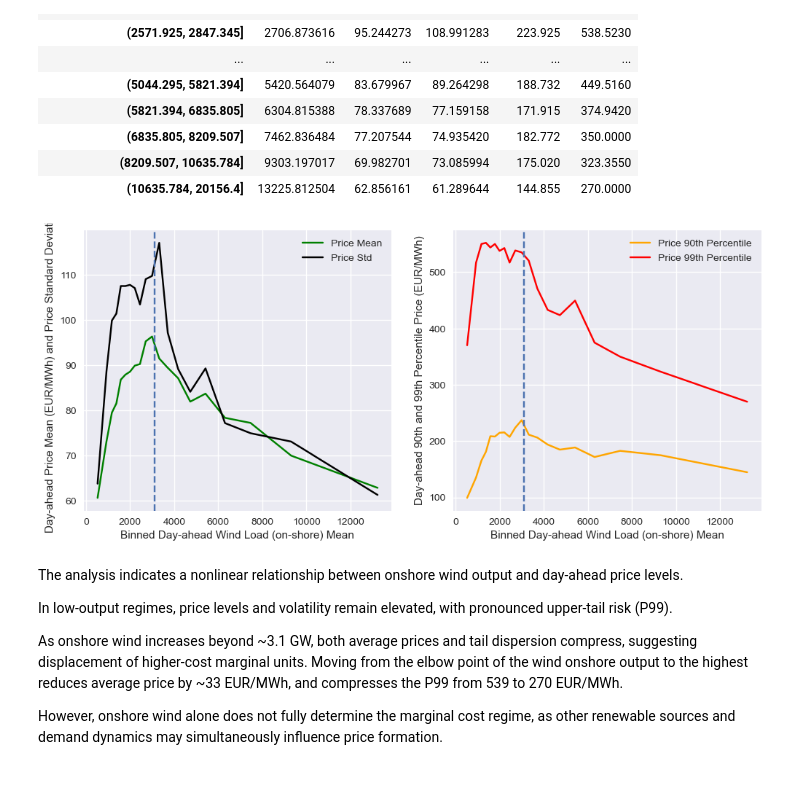
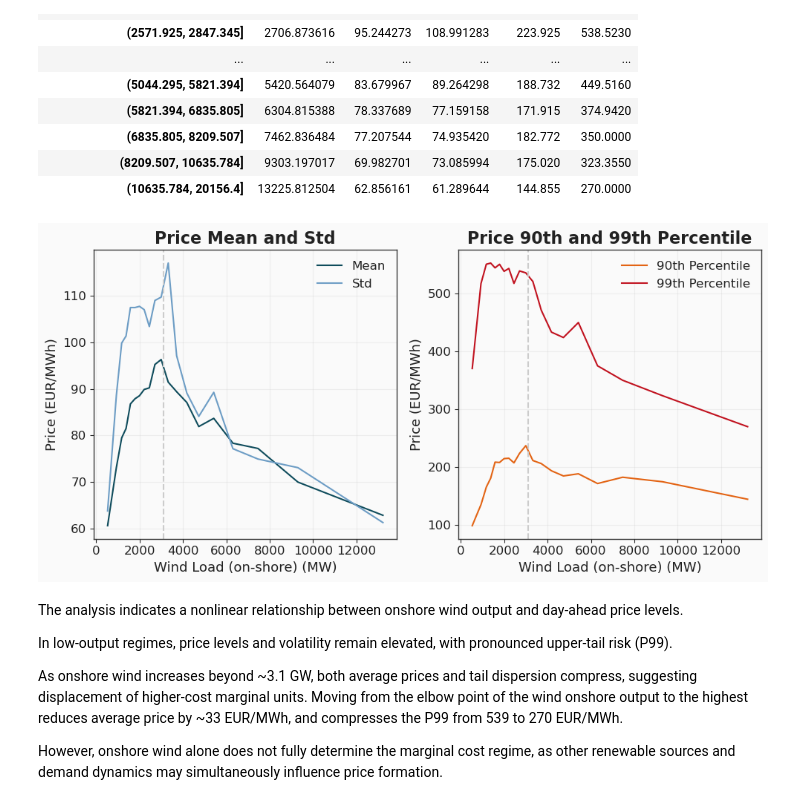
Before and after one commit to LisaBianConti/electricity-price-forecasting, a Jupyter notebook: notebooks/03_eda_drivers.ipynb, the cells around one changed output. Saved outputs shown, nothing was run; the diff lists cells and outputs as text; code cells hidden in the pictures.

```diff
--- a/notebooks/03_eda_drivers.ipynb
+++ b/notebooks/03_eda_drivers.ipynb
@@ -20,7 +20,11 @@ import re
 import missingno as msno
 import pyarrow
 
-plt.style.use("seaborn-v0_8")
+import sys
+sys.path.append("../src")
+import style
+style.apply_style()
+
 pd.set_option("display.max_columns", 50)
 # %%
 df_alls = pd.read_parquet("../data/processed/df_alls_cleaned.parquet")
@@ -233,22 +239,25 @@ df_wind_onshore_load_bins
 | (8209.507, 10635.784] | 9303.197017 | 69.982701 | 73.085994 | 175.020 | 323.3550 |
 | (10635.784, 20156.4] | 13225.812504 | 62.856161 | 61.289644 | 144.855 | 270.0000 |
 # %%
-fig, axs = plt.subplots(ncols = 2, nrows = 1, figsize = [12,5])
-sns.lineplot(data = df_wind_onshore_load_bins, x = "wind_mean", y = "price_mean", ax = axs[0], color = "green", label = "Price Mean")
-sns.lineplot(data = df_wind_onshore_load_bins, x = "wind_mean", y = "price_std", ax = axs[0], color = "black", label = "Price Std")
-sns.lineplot(data = df_wind_onshore_load_bins, x = "wind_mean", y = "price_90th", ax = axs[1], color = "orange", label = "Price 90th Percentile")
-sns.lineplot(data = df_wind_onshore_load_bins, x = "wind_mean", y = "price_99th", ax = axs[1], color = "red", label="Price 99th Percentile")
+fig, axs = plt.subplots(ncols = 2, nrows = 1)
+sns.lineplot(data = df_wind_onshore_load_bins, x = "wind_mean", y = "price_mean", ax = axs[0], color = style.COLORS["primary"], label = "Mean")
+sns.lineplot(data = df_wind_onshore_load_bins, x = "wind_mean", y = "price_std", ax = axs[0], color = style.COLORS["secondary"], label = "Std")
+sns.lineplot(data = df_wind_onshore_load_bins, x = "wind_mean", y = "price_90th", ax = axs[1], color = style.COLORS["accent"], label = "90th Percentile")
+sns.lineplot(data = df_wind_onshore_load_bins, x = "wind_mean", y = "price_99th", ax = axs[1], color = style.COLORS["crisis"], label="99th Percentile")
 
-axs[0].set_xlabel("Binned Day-ahead Wind Load (on-shore) Mean")
-axs[0].set_ylabel("Day-ahead Price Mean (EUR/MWh) and Price Standard Deviation")
-axs[1].set_xlabel("Binned Day-ahead Wind Load (on-shore) Mean")
-axs[1].set_ylabel("Day-ahead 90th and 99th Percentile Price (EUR/MWh)")
-axs[0].axvline(x = 3100, ls = "--")
-axs[1].axvline(x = 3100, ls = "--")
+axs[0].set_xlabel("Wind Load (on-shore) (MW)")
+axs[0].set_ylabel("Price (EUR/MWh)")
+axs[0].set_title("Price Mean and Std")
+axs[1].set_xlabel("Wind Load (on-shore) (MW)")
+axs[1].set_ylabel("Price (EUR/MWh)")
+axs[1].set_title("Price 90th and 99th Percentile")
+axs[0].axvline(x = 3100, ls = "--", color = "#CCCCCC")
+axs[1].axvline(x = 3100, ls = "--", color = "#CCCCCC")
 plt.legend()
+plt.tight_layout()
 plt.show()
 # %% [output]
-[figure, old version]
+[figure, new version]
 # %% [markdown]
 The analysis indicates a nonlinear relationship between onshore wind output and day-ahead price levels.
 
```
Also changed, not shown: parts of 51 cells of this notebook, 1 other file.
